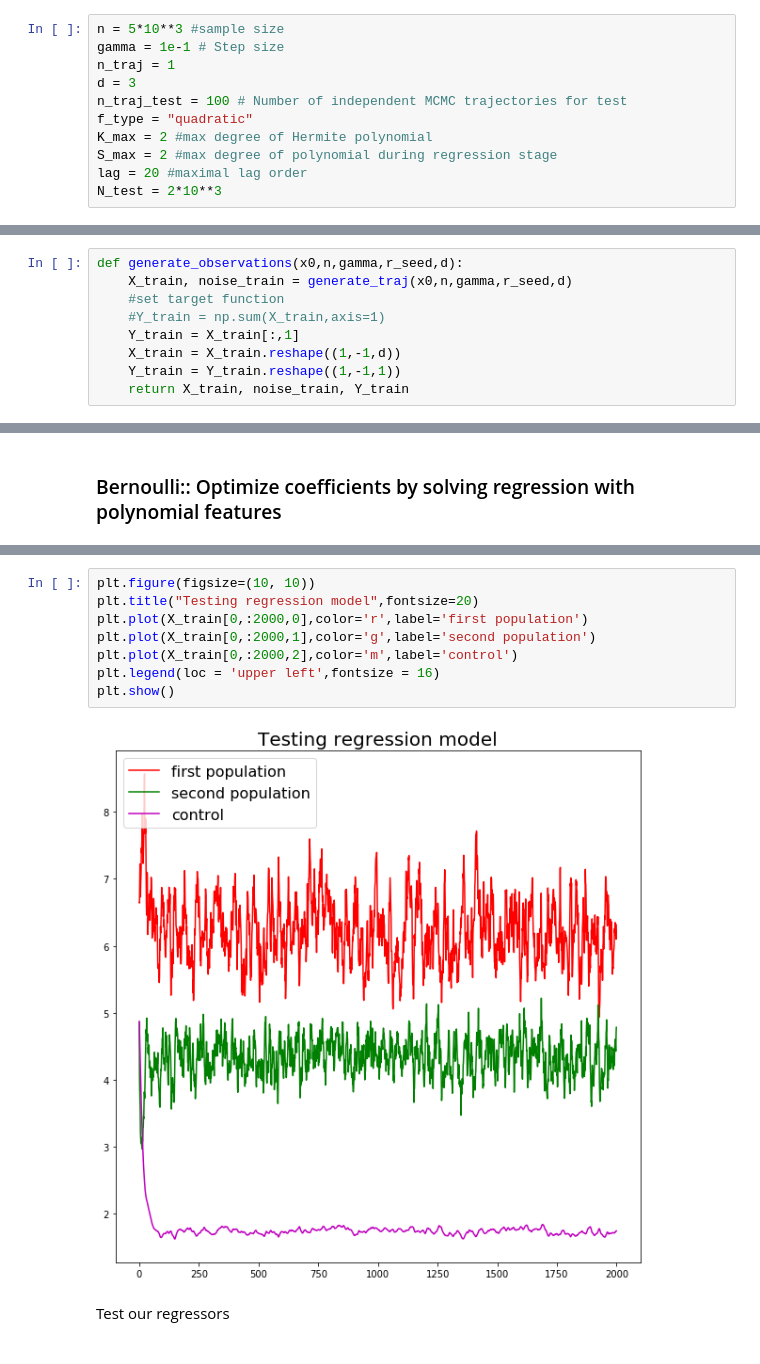
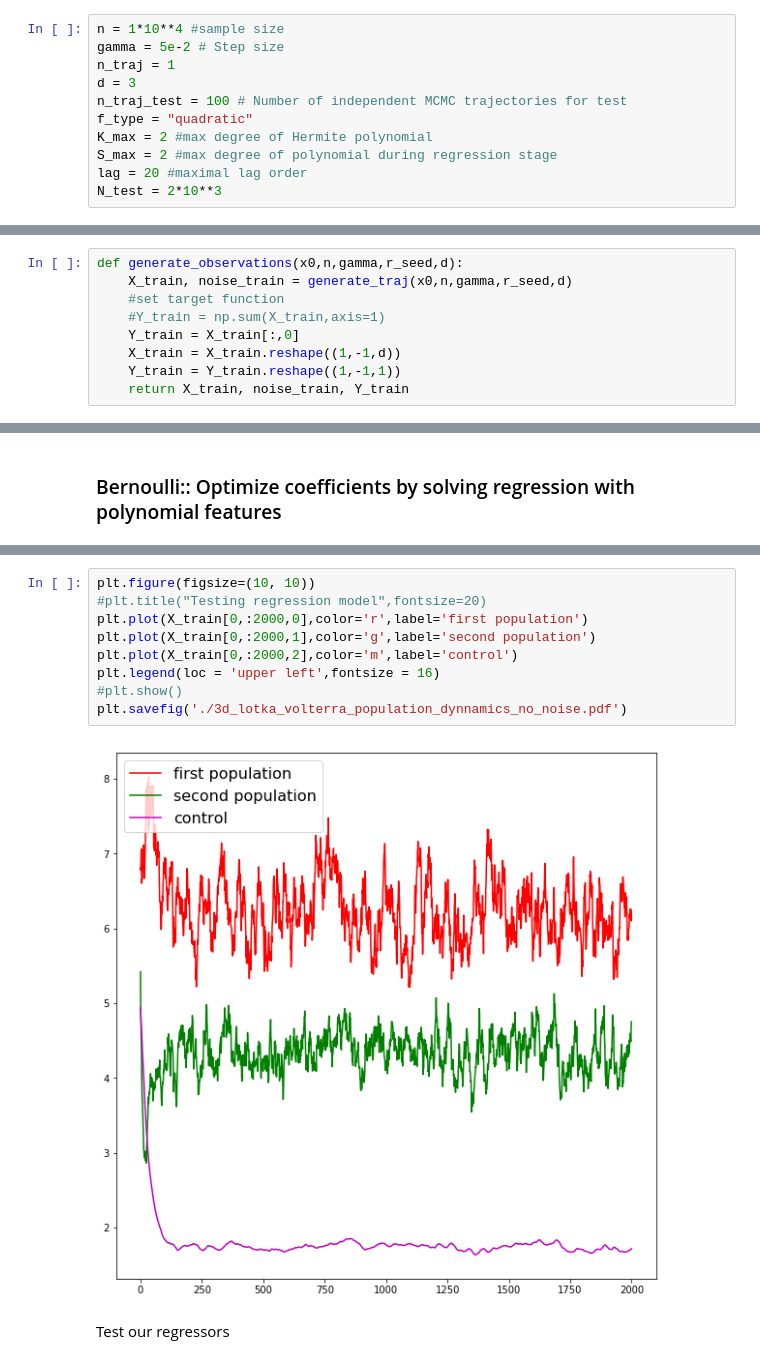
Before and after one commit to svsamsonov/VR-MCMC, a Jupyter notebook: Code/Lotka_Volterra_with_deterministic_control.ipynb, the cells around one changed output, grey strips where cells are left out. Cells and saved outputs as stored; diff of their text form.

```diff
--- a/Code/Lotka_Volterra_with_deterministic_control.ipynb
+++ b/Code/Lotka_Volterra_with_deterministic_control.ipynb
@@ -292,8 +291,8 @@ def run_monte_carlo(x,f_type):
         raise "not implemented error"
     return np.mean(f_vals,axis=1)
 # %%
-n = 5*10**3 #sample size
-gamma = 1e-1 # Step size
+n = 1*10**4 #sample size
+gamma = 5e-2 # Step size
 n_traj = 1
 d = 3
 n_traj_test = 100 # Number of independent MCMC trajectories for test
@@ -309,7 +308,7 @@ def generate_observations(x0,n,gamma,r_seed,d):
     X_train, noise_train = generate_traj(x0,n,gamma,r_seed,d)
     #set target function
     #Y_train = np.sum(X_train,axis=1)
-    Y_train = X_train[:,1]
+    Y_train = X_train[:,0]
     X_train = X_train.reshape((1,-1,d))
     Y_train = Y_train.reshape((1,-1,1))
     return X_train, noise_train, Y_train
@@ -362,13 +361,14 @@ for i in range(len(regr_vals)):
 # %%
 plt.figure(figsize=(10, 10))
-plt.title("Testing regression model",fontsize=20)
+#plt.title("Testing regression model",fontsize=20)
 plt.plot(X_train[0,:2000,0],color='r',label='first population')
 plt.plot(X_train[0,:2000,1],color='g',label='second population')
 plt.plot(X_train[0,:2000,2],color='m',label='control')
 plt.legend(loc = 'upper left',fontsize = 16)
-plt.show()
+#plt.show()
+plt.savefig('./3d_lotka_volterra_population_dynnamics_no_noise.pdf')
 # %% [output]
-[figure, old version]
+[figure, new version]
 # %% [markdown]
 Test our regressors
 # %%
```
Also changed, not shown: parts of 7 cells of this notebook, 14 other files.
